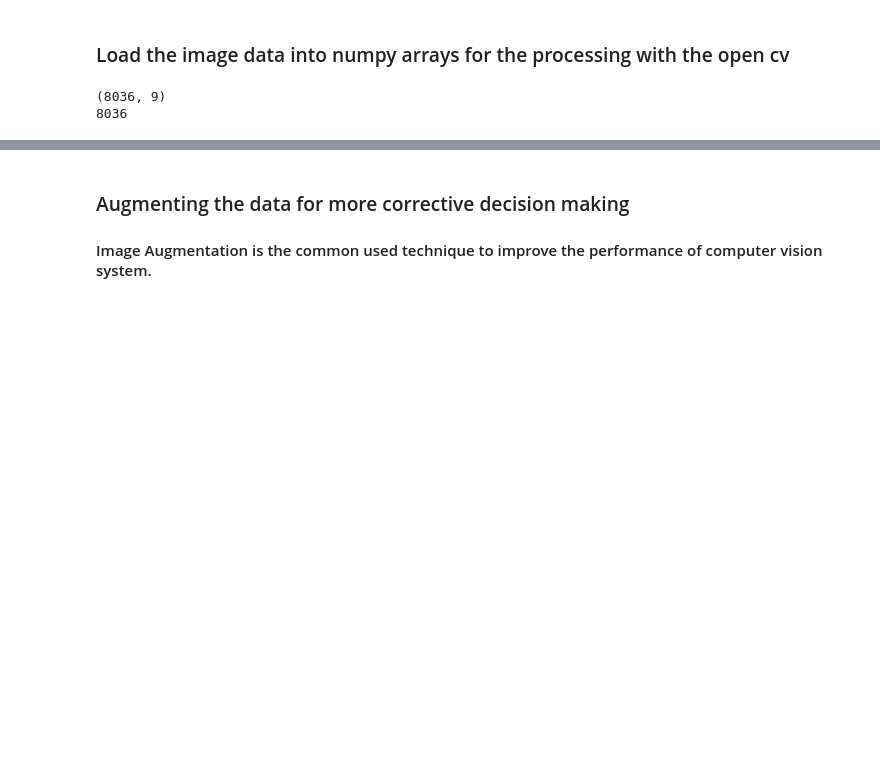
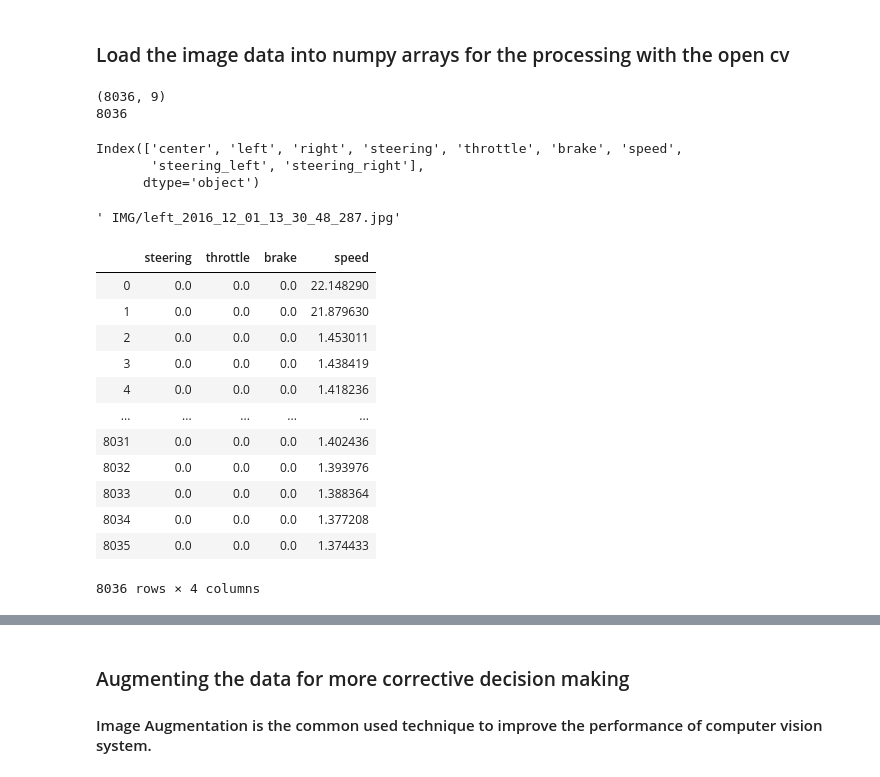
Before and after one commit to SitaramRyali/SDCND_Tensorflow, a Jupyter notebook: CarND-Behavioral-Cloning/Behavioral_Cloning_Project.ipynb, the cells around one changed output, grey strips where cells are left out. Drawn from its saved outputs; the diff is of its cells as text; code cells hidden in the pictures; blank space fills up the shorter version.

```diff
--- a/CarND-Behavioral-Cloning/Behavioral_Cloning_Project.ipynb
+++ b/CarND-Behavioral-Cloning/Behavioral_Cloning_Project.ipynb
@@ -113,3 +113,9 @@ print(data_len)
 # %% [output]
 (8036, 9)
 8036
+# %%
+df.columns
+# %% [output]
+Index(['center', 'left', 'right', 'steering', 'throttle', 'brake', 'speed',
+       'steering_left', 'steering_right'],
+      dtype='object')
@@ -115,0 +124,22 @@ print(data_len)
+# %%
+img_data['left'][0]
+# %% [output]
+' IMG/left_2016_12_01_13_30_48_287.jpg'
+# %%
+measurement_center = df.iloc[:,3:7]
+# %%
+measurement_center
+# %% [output]
+|  | steering | throttle | brake | speed |
+| 0 | 0.0 | 0.0 | 0.0 | 22.148290 |
+| 1 | 0.0 | 0.0 | 0.0 | 21.879630 |
+| 2 | 0.0 | 0.0 | 0.0 | 1.453011 |
+| 3 | 0.0 | 0.0 | 0.0 | 1.438419 |
+| 4 | 0.0 | 0.0 | 0.0 | 1.418236 |
+| ... | ... | ... | ... | ... |
+| 8031 | 0.0 | 0.0 | 0.0 | 1.402436 |
+| 8032 | 0.0 | 0.0 | 0.0 | 1.393976 |
+| 8033 | 0.0 | 0.0 | 0.0 | 1.388364 |
+| 8034 | 0.0 | 0.0 | 0.0 | 1.377208 |
+| 8035 | 0.0 | 0.0 | 0.0 | 1.374433 |
+8036 rows × 4 columns
```
Also changed, not shown: parts of 16 cells of this notebook.
